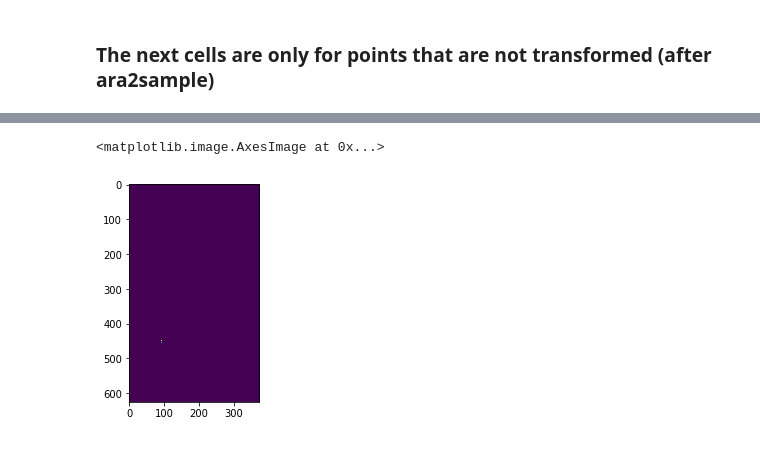
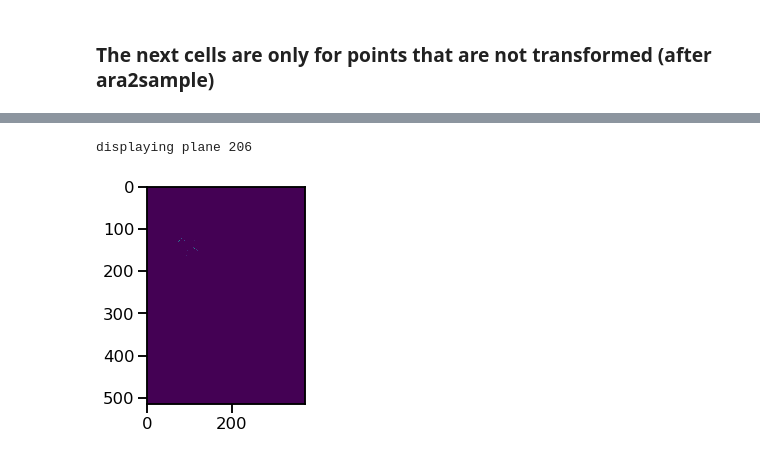
Before and after one commit to YANQI-LIU/Image_Registration, a Jupyter notebook: GetLocationsOfAnnotation.ipynb, the cells around one changed output, grey strips where cells are left out. Drawn from its saved outputs; the diff is of its cells as text; code cells hidden in the pictures.

```diff
--- a/GetLocationsOfAnnotation.ipynb
+++ b/GetLocationsOfAnnotation.ipynb
@@ -223,11 +214,13 @@ for i in zplanes:
 for j, lines in enumerate(uindex):
     coord1,coord2=lines[0:2]
     temp[coord1][coord2]= counts[j]
-# %%
-plt.imshow(svolume[:,:,69])
-# %% [output]
-<matplotlib.image.AxesImage at 0x...>
-[figure, removed]
+# %%
+ztoshow=random.choice(zplanes)
+plt.imshow(svolume[:,:,ztoshow])
+print(f'displaying plane {ztoshow}' )
+# %% [output]
+displaying plane 206
+[figure, added]
 # %%
 coronal_planetmp= np.swapaxes(np.int16(svolume),0,2)
 #for some reason, if just save stuff as tiff, it will save x planes of yz view
```
Also changed, not shown: parts of 9 cells of this notebook, 2 other files.
